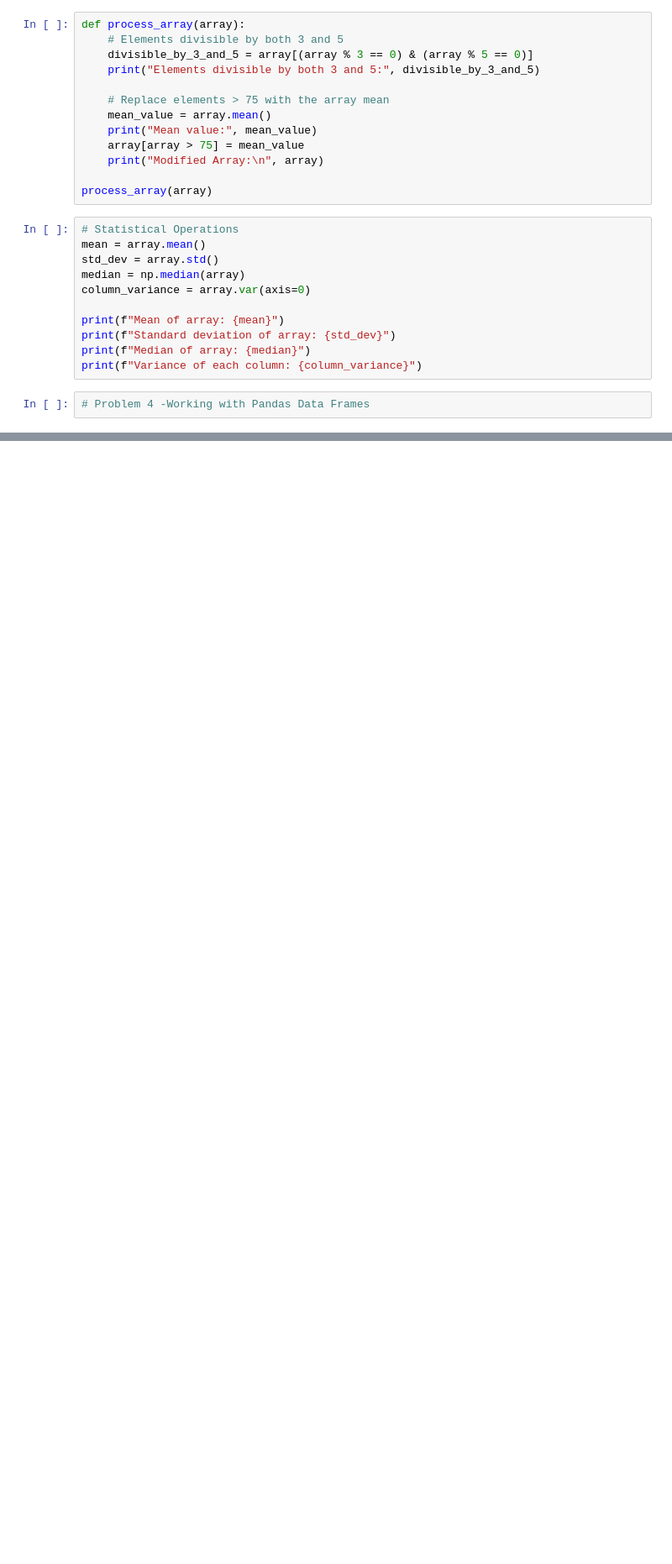
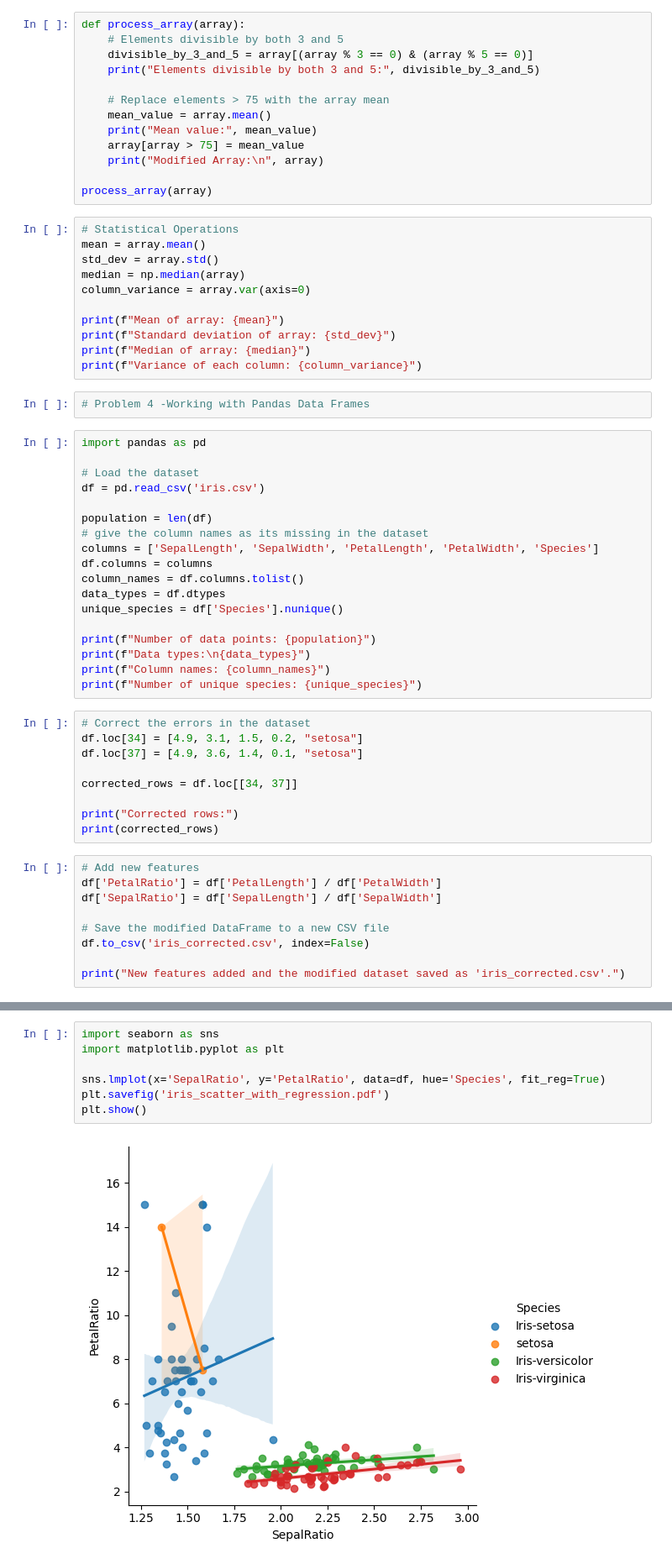
Before and after one commit to iAnisdev/ca_ms_ai_programing_for_ai, a Jupyter notebook: index.ipynb, the cells around one changed output, grey strips where cells are left out. Shown at 84% size. Drawn from its saved outputs; the diff is of its cells as text; blank space fills up the shorter version.

Commit message:
:zap: Pandas part

```diff
--- a/index.ipynb
+++ b/index.ipynb
@@ -294,3 +294,39 @@ print(f"Median of array: {median}")
 print(f"Variance of each column: {column_variance}")
 # %%
 # Problem 4 -Working with Pandas Data Frames
+# %%
+import pandas as pd
+
+# Load the dataset
+df = pd.read_csv('iris.csv')
+
+population = len(df)
+# give the column names as its missing in the dataset
+columns = ['SepalLength', 'SepalWidth', 'PetalLength', 'PetalWidth', 'Species']
+df.columns = columns
+column_names = df.columns.tolist()
+data_types = df.dtypes
+unique_species = df['Species'].nunique()
+
+print(f"Number of data points: {population}")
+print(f"Data types:\n{data_types}")
+print(f"Column names: {column_names}")
+print(f"Number of unique species: {unique_species}")
+# %%
+# Correct the errors in the dataset
+df.loc[34] = [4.9, 3.1, 1.5, 0.2, "setosa"]
+df.loc[37] = [4.9, 3.6, 1.4, 0.1, "setosa"]
+
+corrected_rows = df.loc[[34, 37]]
+
+print("Corrected rows:")
+print(corrected_rows)
+# %%
+# Add new features
+df['PetalRatio'] = df['PetalLength'] / df['PetalWidth']
+df['SepalRatio'] = df['SepalLength'] / df['SepalWidth']
+
+# Save the modified DataFrame to a new CSV file
+df.to_csv('iris_corrected.csv', index=False)
+
+print("New features added and the modified dataset saved as 'iris_corrected.csv'.")
@@ -296,0 +355,9 @@ print(f"Variance of each column: {column_variance}")
+# %%
+import seaborn as sns
+import matplotlib.pyplot as plt
+
+sns.lmplot(x='SepalRatio', y='PetalRatio', data=df, hue='Species', fit_reg=True)
+plt.savefig('iris_scatter_with_regression.pdf')
+plt.show()
+# %% [output]
+[figure, added]
```
Also changed, not shown: parts of 2 cells of this notebook.
